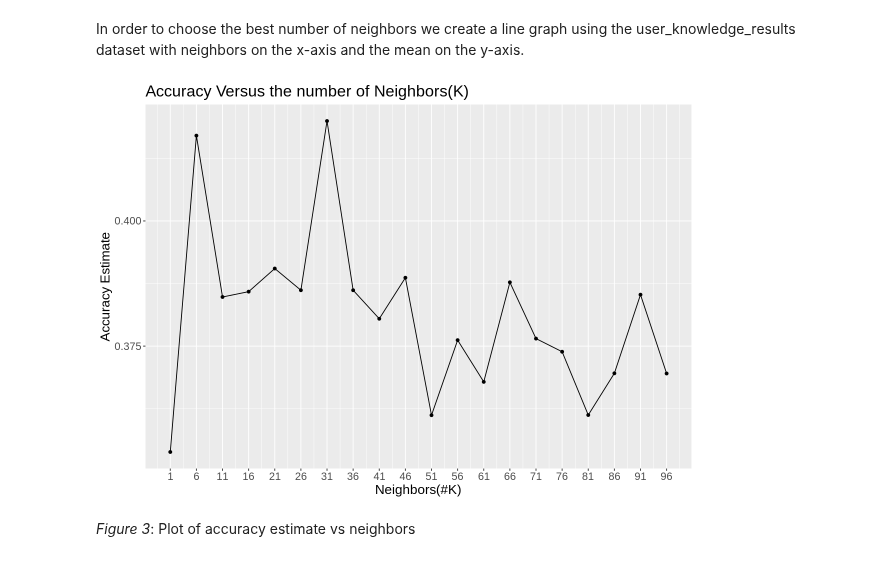
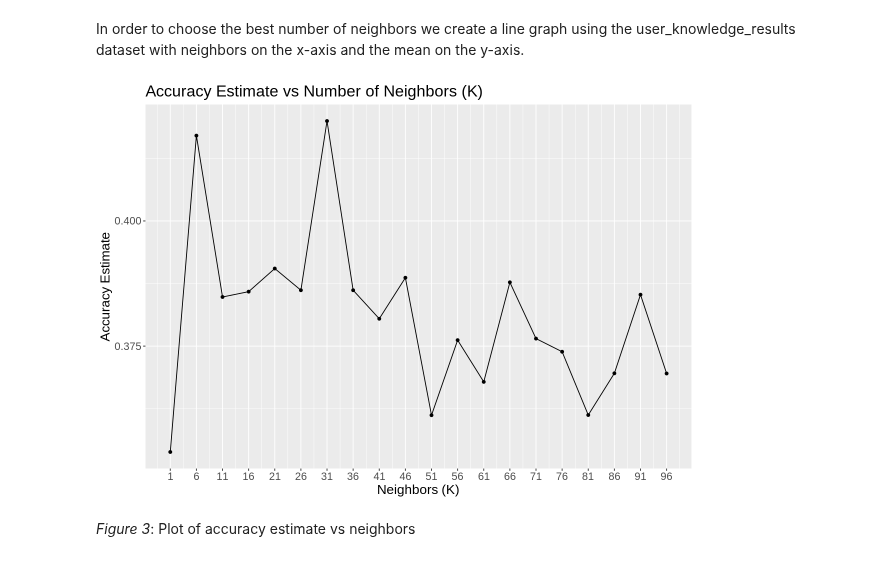
Before and after one commit to Wills-Hao/DSCI-100-project, a Jupyter notebook: final_group_project.ipynb, the cells around one changed output. Saved outputs shown, nothing was run; the diff lists cells and outputs as text; code cells hidden in the pictures.

```diff
--- a/final_group_project.ipynb
+++ b/final_group_project.ipynb
@@ -401,17 +401,17 @@ In order to choose the best number of neighbors we create a line graph using the
 # %%
 options(repr.plot.width = 10, repr.plot.height = 7)
 
 accuracy_versus_k <- ggplot(user_knowledge_results, aes(x = neighbors, y = mean)) +
     geom_point() +
     geom_line() +
-    labs(x = "Neighbors(#K)", y = "Accuracy Estimate") +
-    ggtitle("Accuracy Versus the number of Neighbors(K)") +
+    labs(x = "Neighbors (K)", y = "Accuracy Estimate") +
+    ggtitle("Accuracy Estimate vs Number of Neighbors (K)") +
     theme(text = element_text(size = 16)) +
     scale_x_continuous(breaks = seq(1, 96, by = 5))
 
 accuracy_versus_k
 # %% [output]
-[figure, old version]
+[figure, new version]
 # %% [markdown]
 *Figure 3*: Plot of accuracy estimate vs neighbors
 # %% [markdown]
```
Also changed, not shown: parts of 5 cells of this notebook.
